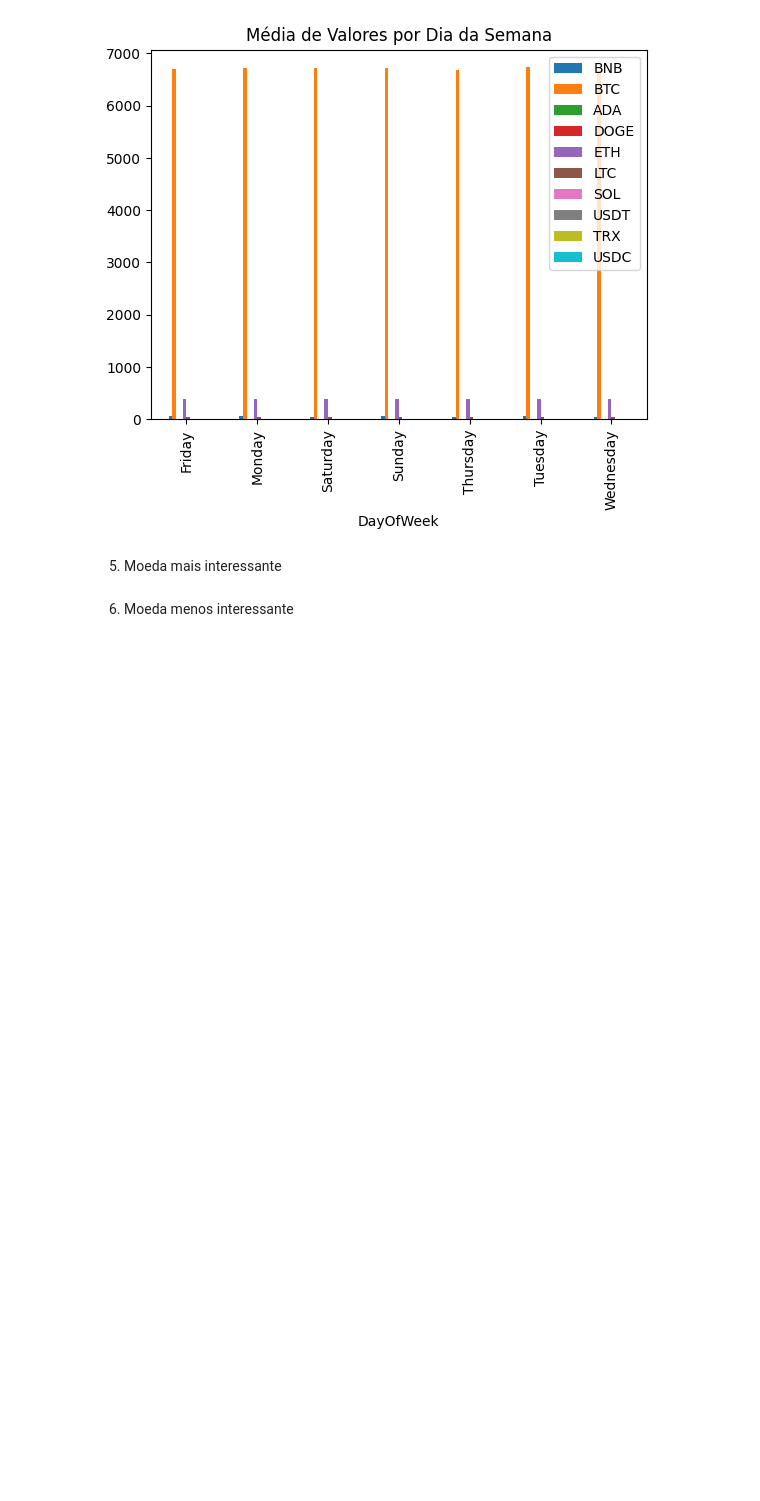
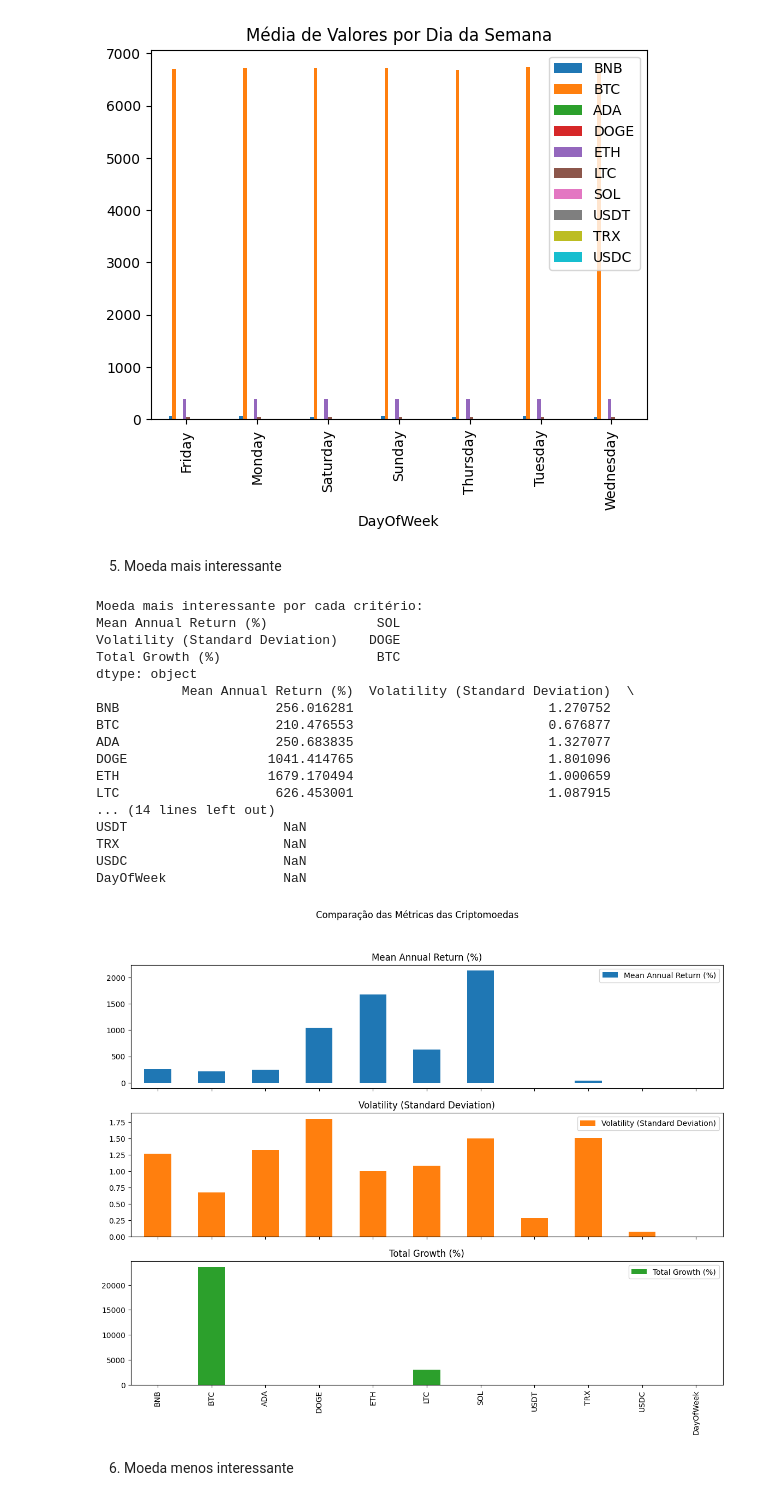
Before and after one commit to carolrc/criptomoedas, a Jupyter notebook: trabalho_em_grupo.ipynb, the cells around one changed output. Drawn from its saved outputs; the diff is of its cells as text; code cells hidden in the pictures; blank space fills up the shorter version.

```diff
--- a/trabalho_em_grupo.ipynb
+++ b/trabalho_em_grupo.ipynb
@@ -160,5 +160,50 @@ plt.show()
 [figure]
 # %% [markdown]
 5. Moeda mais interessante
+# %%
+crypto_df = crypto_df.apply(pd.to_numeric, errors='coerce')
+
+annual_returns = crypto_df.resample('Y').ffill().pct_change() * 100
+
+mean_annual_returns = annual_returns.mean()
+
+volatility = crypto_df.pct_change().std() * np.sqrt(252)
+
+total_growth = (crypto_df.iloc[-1] / crypto_df.iloc[0] - 1) * 100
+
+metrics = pd.DataFrame({
+    'Mean Annual Return (%)': mean_annual_returns,
+    'Volatility (Standard Deviation)': volatility,
+    'Total Growth (%)': total_growth
+})
+
+least_interesting = metrics.idxmax()
+print("\nMoeda mais interessante por cada critério:")
+print(least_interesting)
+
+print(metrics)
+
+metrics.plot(kind='bar', subplots=True, layout=(3, 1), figsize=(14, 10), legend=True)
+plt.suptitle('Comparação das Métricas das Criptomoedas')
+plt.show()
+# %% [output]
+Moeda mais interessante por cada critério:
+Mean Annual Return (%)              SOL
+Volatility (Standard Deviation)    DOGE
+Total Growth (%)                    BTC
+dtype: object
+           Mean Annual Return (%)  Volatility (Standard Deviation)  \
+BNB                    256.016281                         1.270752
+BTC                    210.476553                         0.676877
+ADA                    250.683835                         1.327077
+DOGE                  1041.414765                         1.801096
+ETH                   1679.170494                         1.000659
+LTC                    626.453001                         1.087915
+... (14 lines left out)
+USDT                    NaN
+TRX                     NaN
+USDC                    NaN
+DayOfWeek               NaN
+[figure, added]
 # %% [markdown]
 6. Moeda menos interessante
```
Also changed, not shown: parts of 10 cells of this notebook.
